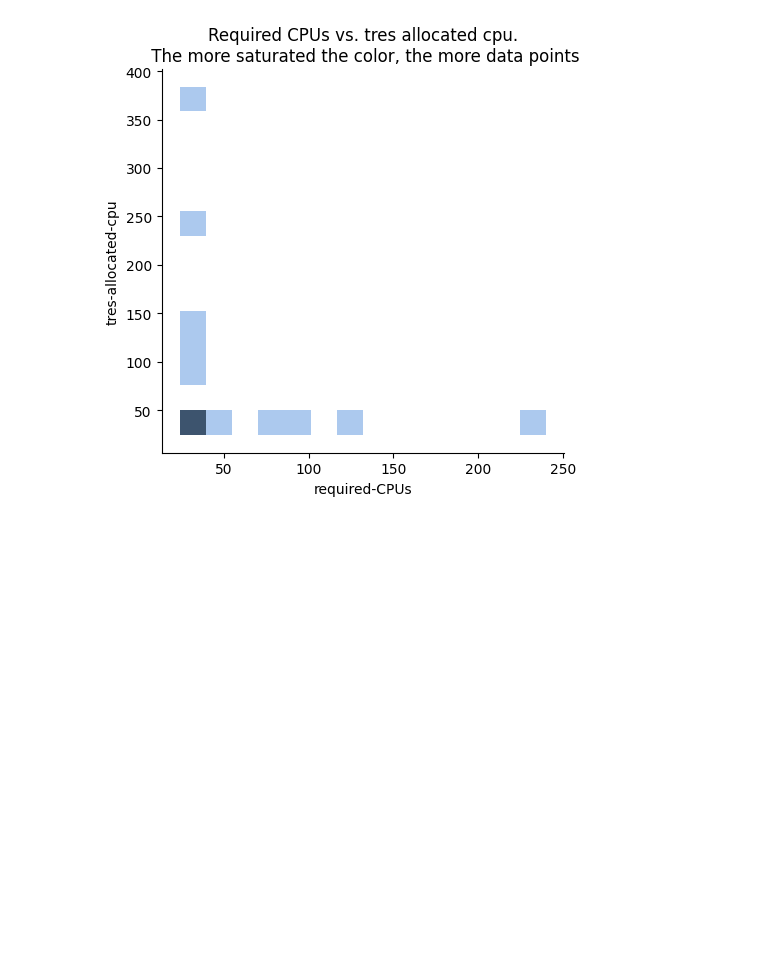
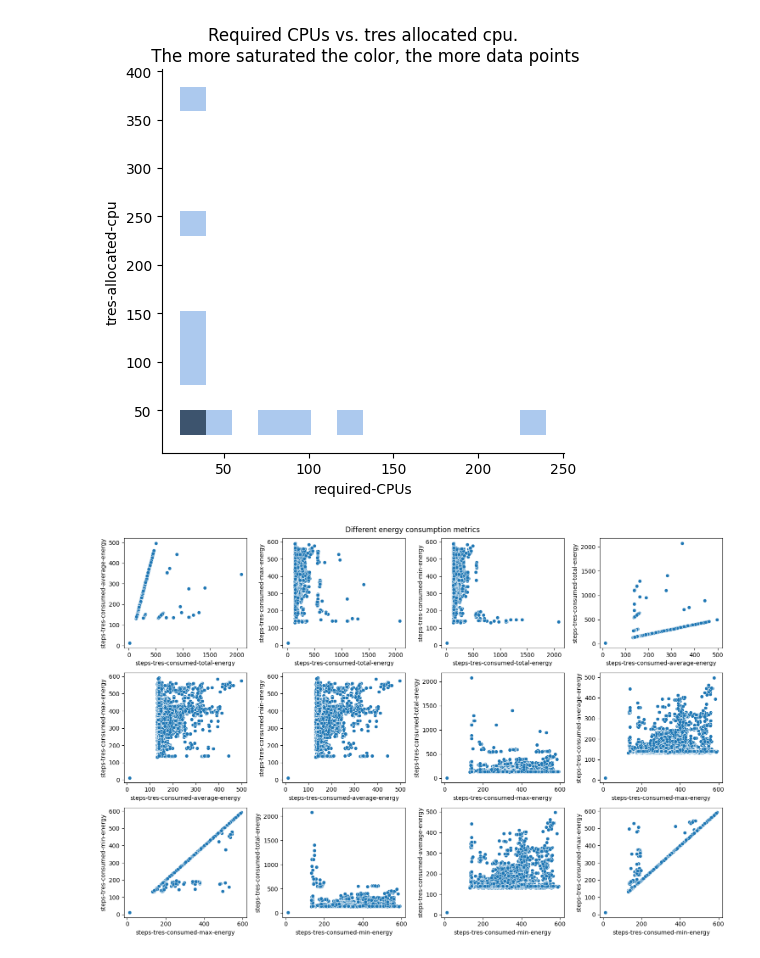
Before and after one commit to admire-eurohpc/AnomalyDetection, a Jupyter notebook: notebooks/visualization.ipynb, the cells around one changed output. Drawn from its saved outputs; the diff is of its cells as text; code cells hidden in the pictures; blank space fills up the shorter version.

Commit message:
Add energy plots to visualization notebook

```diff
--- a/notebooks/visualization.ipynb
+++ b/notebooks/visualization.ipynb
@@ -233,3 +233,20 @@ plt.tight_layout()
 plt.savefig('images/step1/required_CPUs_vs_tres_allocated_cpu.png')
 # %% [output]
 [figure]
+# %%
+cols = ['steps-tres-consumed-total-energy', 'steps-tres-consumed-average-energy', 'steps-tres-consumed-max-energy', 'steps-tres-consumed-min-energy']
+
+_df = df[df['steps-tres-consumed-max-energy'] < 1000]
+fig, ax = plt.subplots(3, 4, figsize=(15, 10))
+ax = ax.flatten()
+x = 0
+# print plots of each column vs another as scatter plot
+for i, col in enumerate(cols):
+    for j, col2 in enumerate(cols):
+        if i != j:
+            sns.scatterplot(data=_df, x=col, y=col2, ax=ax[x])
+            x += 1
+plt.suptitle('Different energy consumption metrics')
+plt.tight_layout()
+# %% [output]
+[figure, added]
```
Also changed, not shown: parts of 6 cells of this notebook.
